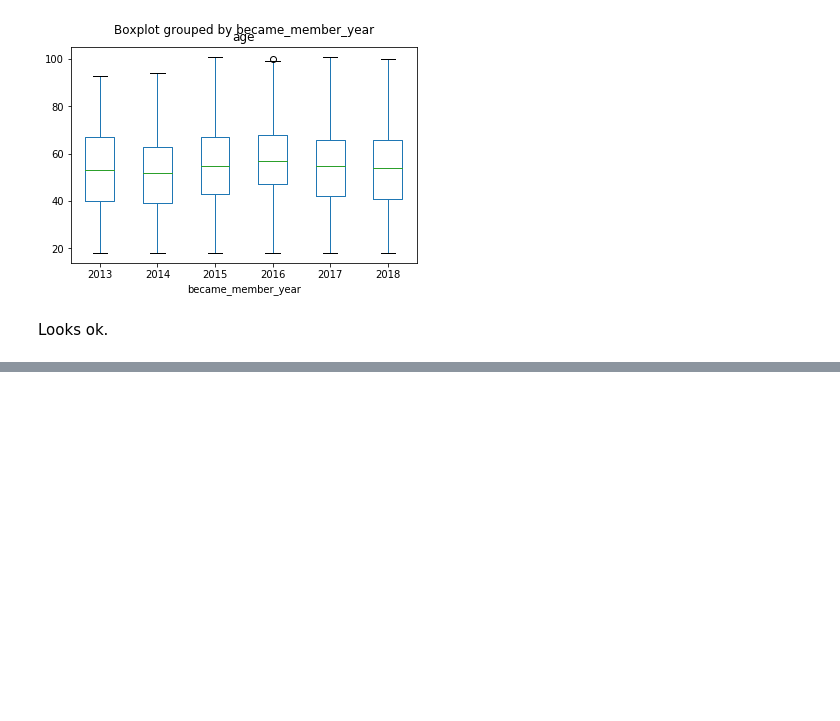
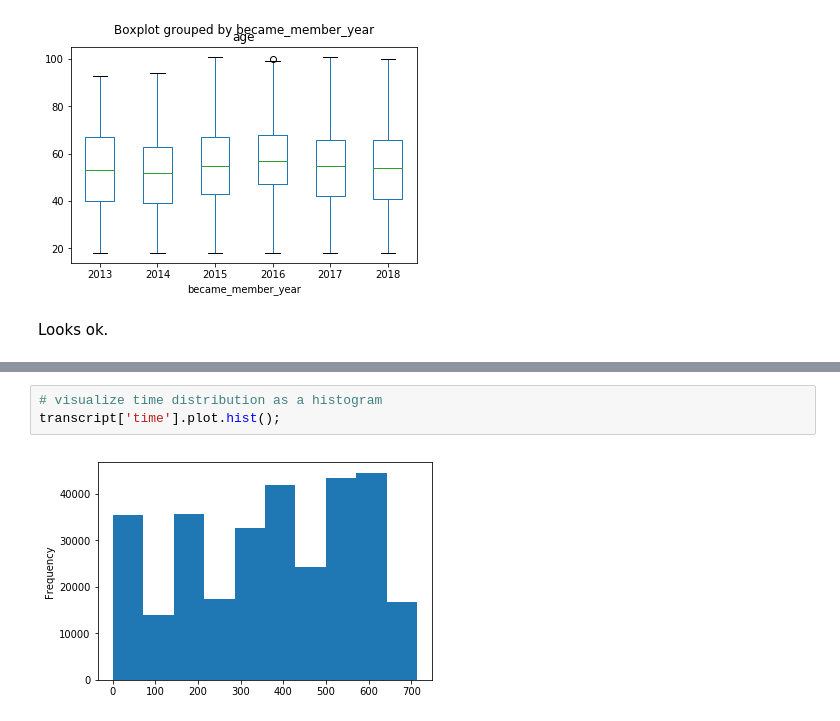
Before and after one commit to a1pat/Starbucks-Capstone, a Jupyter notebook: Starbucks_Capstone_notebook.ipynb, the cells around one changed output, grey strips where cells are left out. Drawn from its saved outputs; the diff is of its cells as text; blank space fills up the shorter version.

```diff
--- a/Starbucks_Capstone_notebook.ipynb
+++ b/Starbucks_Capstone_notebook.ipynb
@@ -362,0 +392,5 @@ Looks ok.
+# %%
+# visualize time distribution as a histogram
+transcript['time'].plot.hist();
+# %% [output]
+[figure, added]
```
Also changed, not shown: parts of 49 cells of this notebook.
